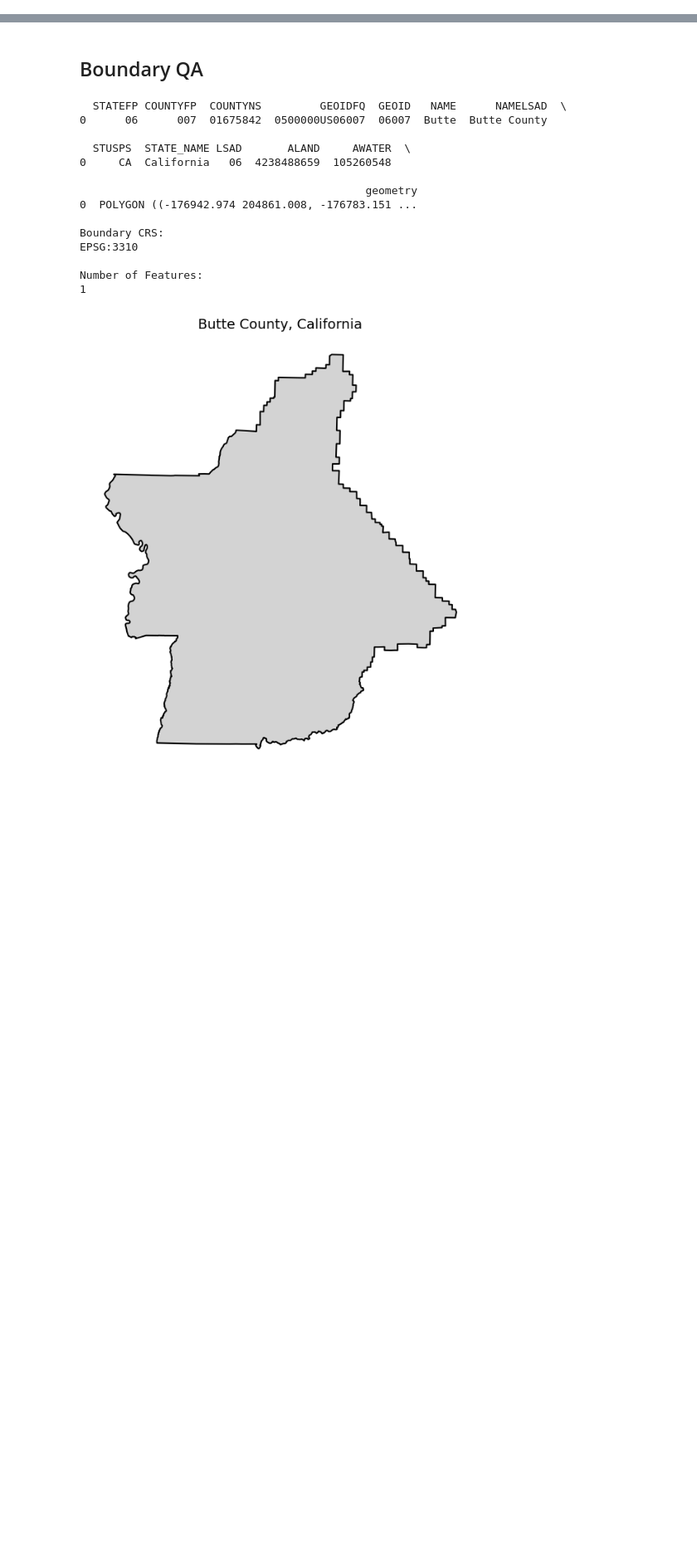
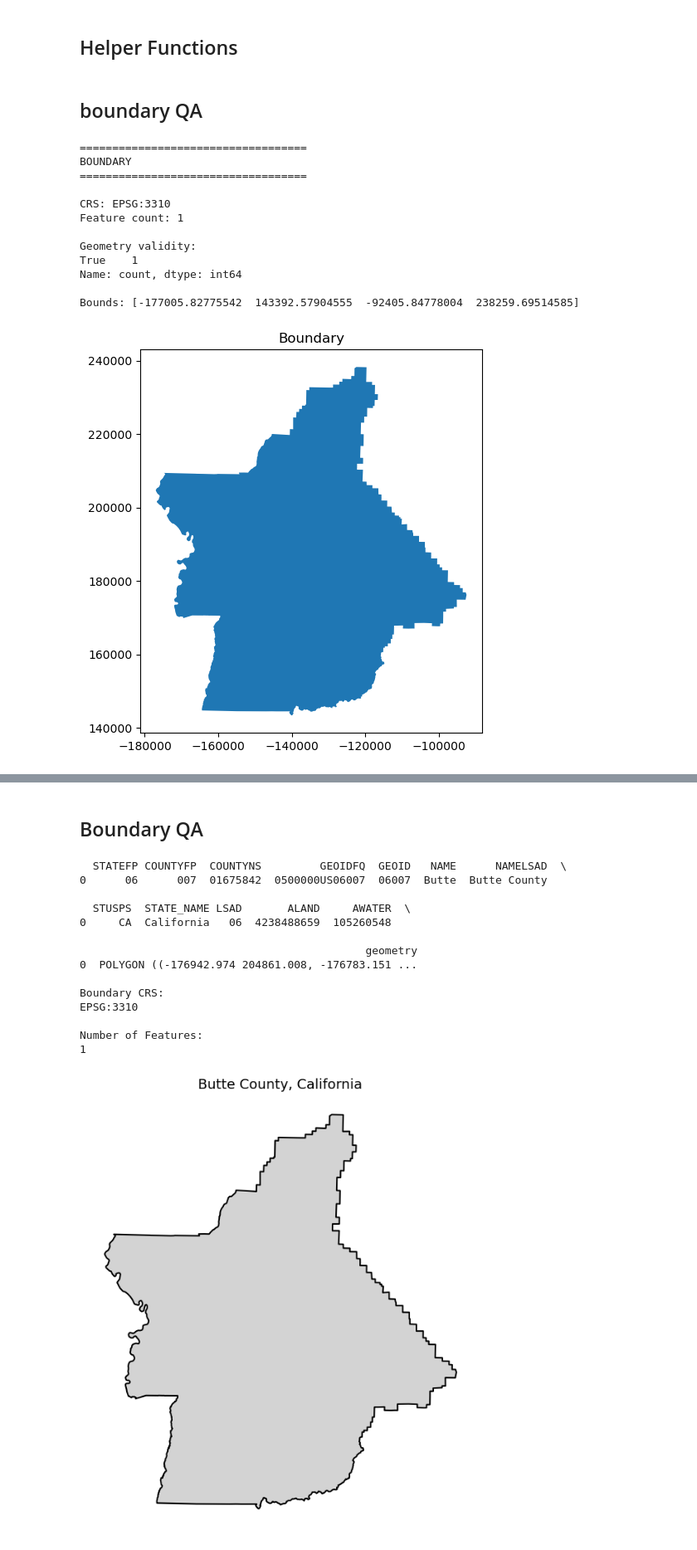
Before and after one commit to Gracey0201/wildfire-geoai-california, a Jupyter notebook: notebooks/data_quality_assessment.ipynb, the cells around one changed output, grey strips where cells are left out. Shown at 83% size. Saved outputs shown, nothing was run; the diff lists cells and outputs as text; code cells hidden in the pictures; blank space fills up the shorter version.

```diff
--- a/notebooks/data_quality_assessment.ipynb
+++ b/notebooks/data_quality_assessment.ipynb
@@ -4,0 +152,2 @@ import matplotlib.pyplot as plt
+# %% [markdown]
+## Helper Functions
@@ -4,0 +356,21 @@ import matplotlib.pyplot as plt
+# %% [markdown]
+## boundary QA
+# %%
+boundary = vector_qa(
+    BOUNDARY_PATH,
+    "Boundary"
+)
+# %% [output]
+===================================
+BOUNDARY
+===================================
+
+CRS: EPSG:3310
+Feature count: 1
+
+Geometry validity:
+True    1
+Name: count, dtype: int64
+
+Bounds: [-177005.82775542  143392.57904555  -92405.84778004  238259.69514585]
+[figure, added]
```
Also changed, not shown: parts of 18 cells of this notebook, 6 other files.
